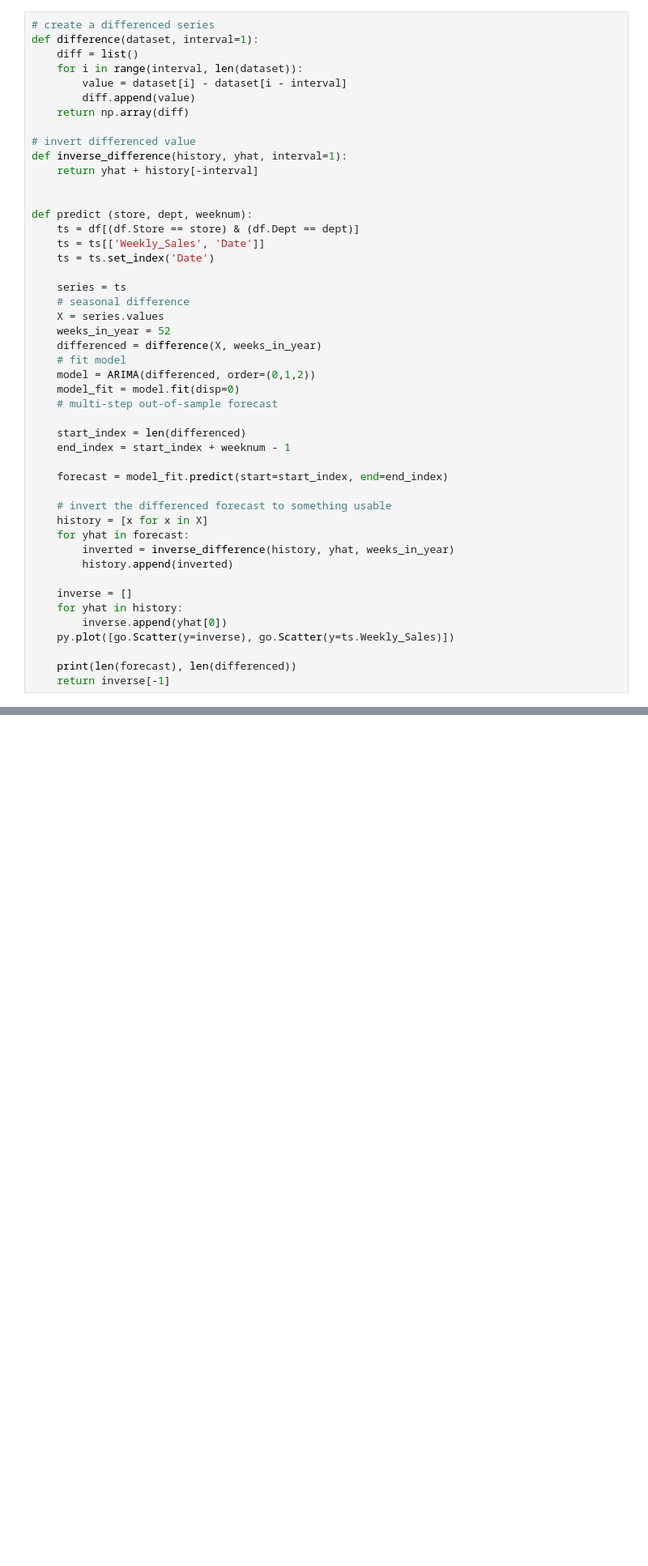
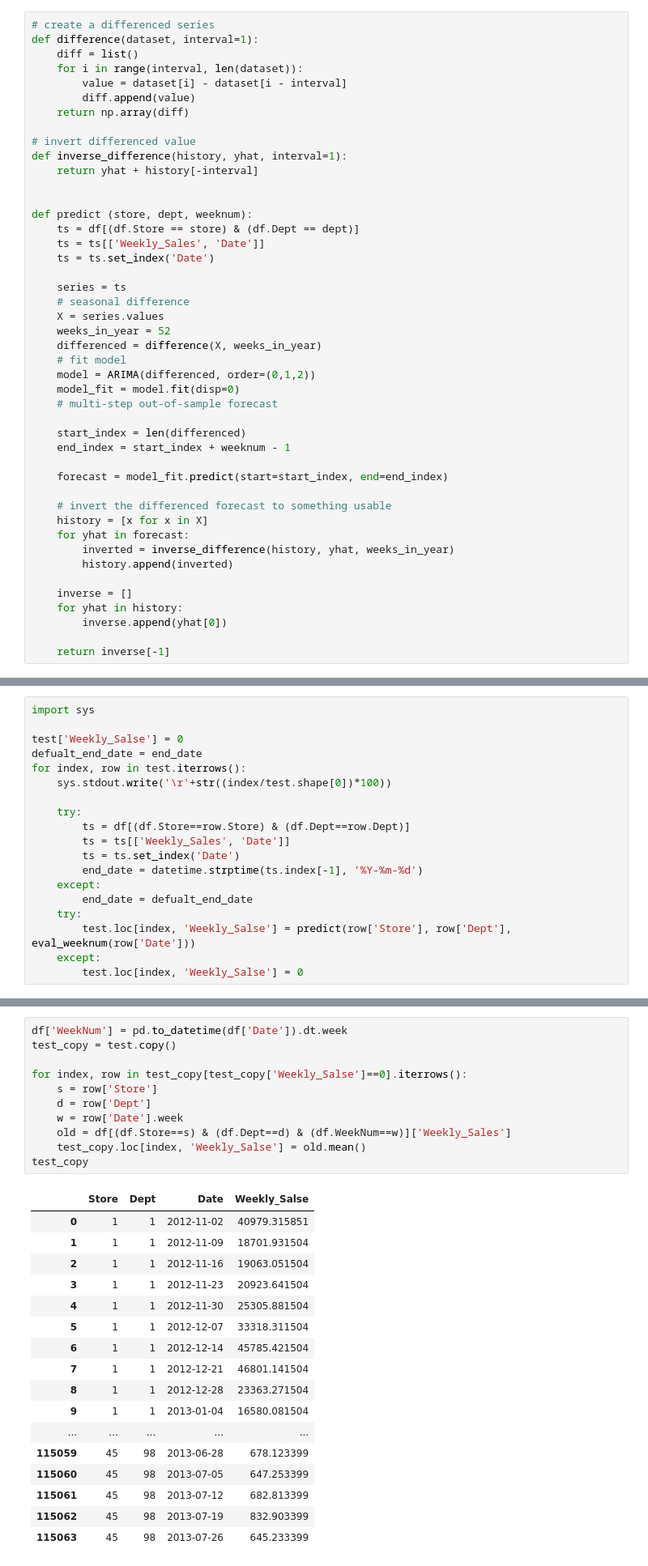
Before and after one commit to kanoonsantikul/wallmart-sell-predict, a Jupyter notebook: src/time-series/forecast.ipynb, the cells around one changed output, grey strips where cells are left out. Shown at 81% size. Saved outputs shown, nothing was run; the diff lists cells and outputs as text; blank space fills up the shorter version.

```diff
--- a/src/time-series/forecast.ipynb
+++ b/src/time-series/forecast.ipynb
@@ -124,7 +98,5 @@ def predict (store, dept, weeknum):
     inverse = []
     for yhat in history:
         inverse.append(yhat[0])
-    py.plot([go.Scatter(y=inverse), go.Scatter(y=ts.Weekly_Sales)])
 
-    print(len(forecast), len(differenced))
     return inverse[-1]
@@ -135,0 +103,19 @@ predict(1,17,1)
+# %%
+import sys
+
+test['Weekly_Salse'] = 0
+defualt_end_date = end_date
+for index, row in test.iterrows():
+    sys.stdout.write('\r'+str((index/test.shape[0])*100))
+
+    try:
+        ts = df[(df.Store==row.Store) & (df.Dept==row.Dept)]
+        ts = ts[['Weekly_Sales', 'Date']]
+        ts = ts.set_index('Date')
+        end_date = datetime.strptime(ts.index[-1], '%Y-%m-%d')
+    except:
+        end_date = defualt_end_date
+    try:
+        test.loc[index, 'Weekly_Salse'] = predict(row['Store'], row['Dept'], eval_weeknum(row['Date']))
+    except:
+        test.loc[index, 'Weekly_Salse'] = 0
@@ -135,0 +146,29 @@ predict(1,17,1)
+# %%
+df['WeekNum'] = pd.to_datetime(df['Date']).dt.week
+test_copy = test.copy()
+
+for index, row in test_copy[test_copy['Weekly_Salse']==0].iterrows():
+    s = row['Store']
+    d = row['Dept']
+    w = row['Date'].week
+    old = df[(df.Store==s) & (df.Dept==d) & (df.WeekNum==w)]['Weekly_Sales']
+    test_copy.loc[index, 'Weekly_Salse'] = old.mean()
+test_copy
+# %% [output]
+|  | Store | Dept | Date | Weekly_Salse |
+| 0 | 1 | 1 | 2012-11-02 | 40979.315851 |
+| 1 | 1 | 1 | 2012-11-09 | 18701.931504 |
+| 2 | 1 | 1 | 2012-11-16 | 19063.051504 |
+| 3 | 1 | 1 | 2012-11-23 | 20923.641504 |
+| 4 | 1 | 1 | 2012-11-30 | 25305.881504 |
+| 5 | 1 | 1 | 2012-12-07 | 33318.311504 |
+| 6 | 1 | 1 | 2012-12-14 | 45785.421504 |
+| 7 | 1 | 1 | 2012-12-21 | 46801.141504 |
+| 8 | 1 | 1 | 2012-12-28 | 23363.271504 |
+| 9 | 1 | 1 | 2013-01-04 | 16580.081504 |
+| ... | ... | ... | ... | ... |
+| 115059 | 45 | 98 | 2013-06-28 | 678.123399 |
+| 115060 | 45 | 98 | 2013-07-05 | 647.253399 |
+| 115061 | 45 | 98 | 2013-07-12 | 682.813399 |
+| 115062 | 45 | 98 | 2013-07-19 | 832.903399 |
+| 115063 | 45 | 98 | 2013-07-26 | 645.233399 |
```
Also changed, not shown: parts of 14 cells of this notebook, 4 other files.
